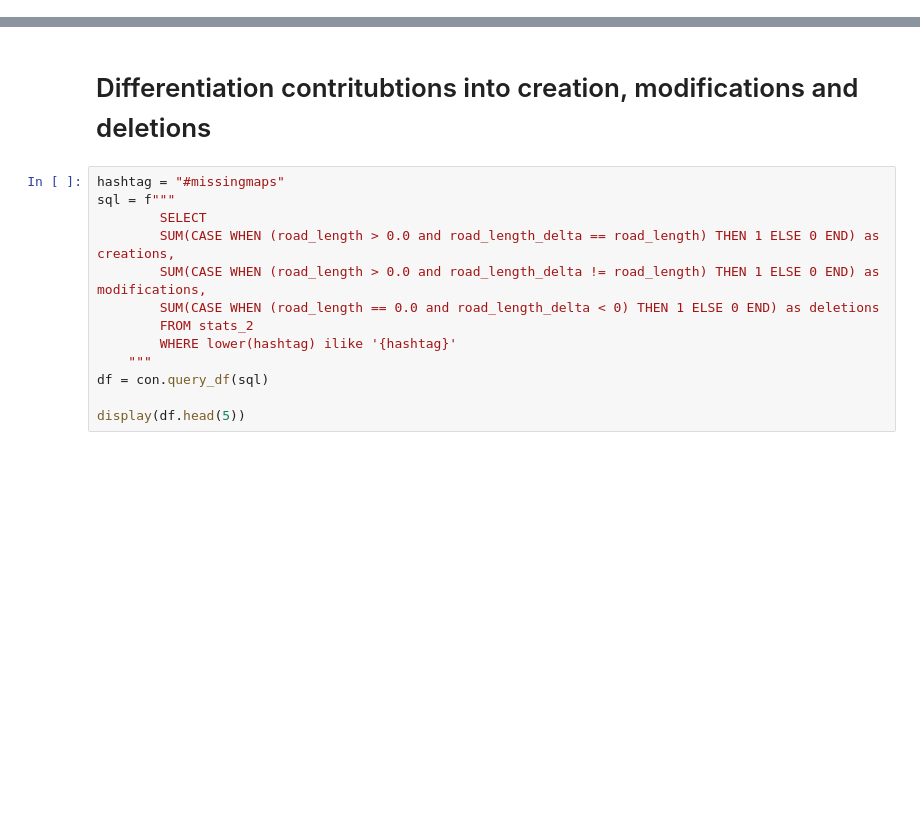
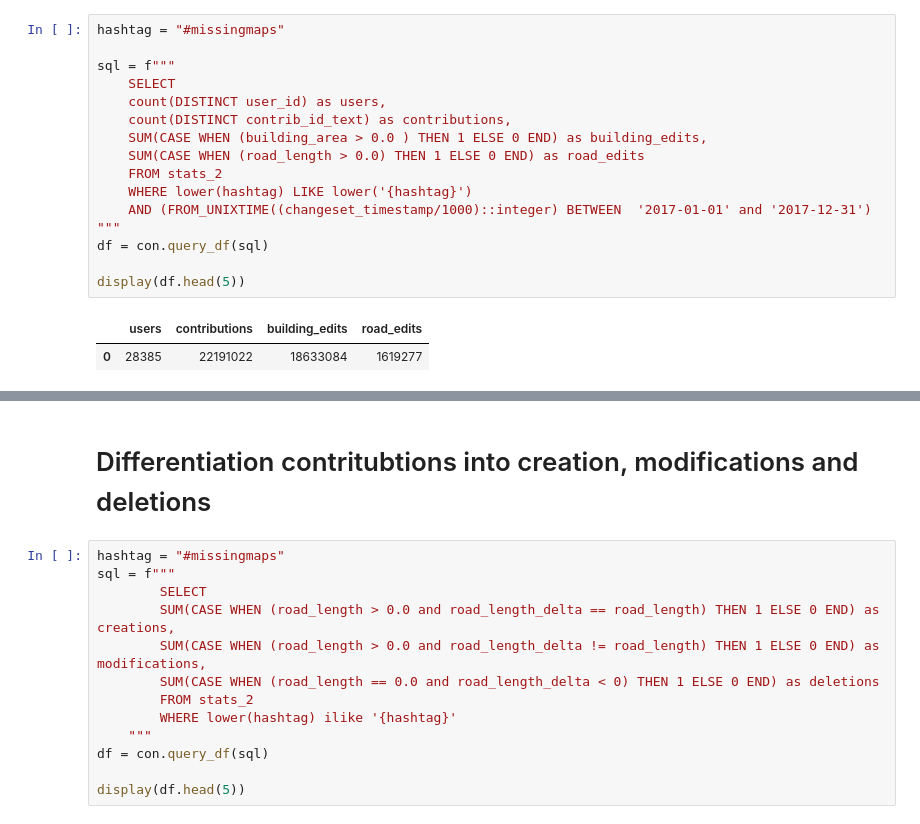
Before and after one commit to GIScience/ohsome-now-stats, a Jupyter notebook: notebooks/ExampleSQL.ipynb, the cells around one changed output, grey strips where cells are left out. Drawn from its saved outputs; the diff is of its cells as text; blank space fills up the shorter version.

```diff
--- a/notebooks/ExampleSQL.ipynb
+++ b/notebooks/ExampleSQL.ipynb
@@ -26,0 +25,19 @@ con = clickhouse_connect.get_client(
+# %%
+hashtag = "#missingmaps"
+
+sql = f"""
+    SELECT
+    count(DISTINCT user_id) as users,
+    count(DISTINCT contrib_id_text) as contributions,
+    SUM(CASE WHEN (building_area > 0.0 ) THEN 1 ELSE 0 END) as building_edits,
+    SUM(CASE WHEN (road_length > 0.0) THEN 1 ELSE 0 END) as road_edits
+    FROM stats_2
+    WHERE lower(hashtag) LIKE lower('{hashtag}')
+    AND (FROM_UNIXTIME((changeset_timestamp/1000)::integer) BETWEEN  '2017-01-01' and '2017-12-31')
+"""
+df = con.query_df(sql)
+
+display(df.head(5))
+# %% [output]
+|  | users | contributions | building_edits | road_edits |
+| 0 | 28385 | 22191022 | 18633084 | 1619277 |
```
Also changed, not shown: parts of 27 cells of this notebook.
